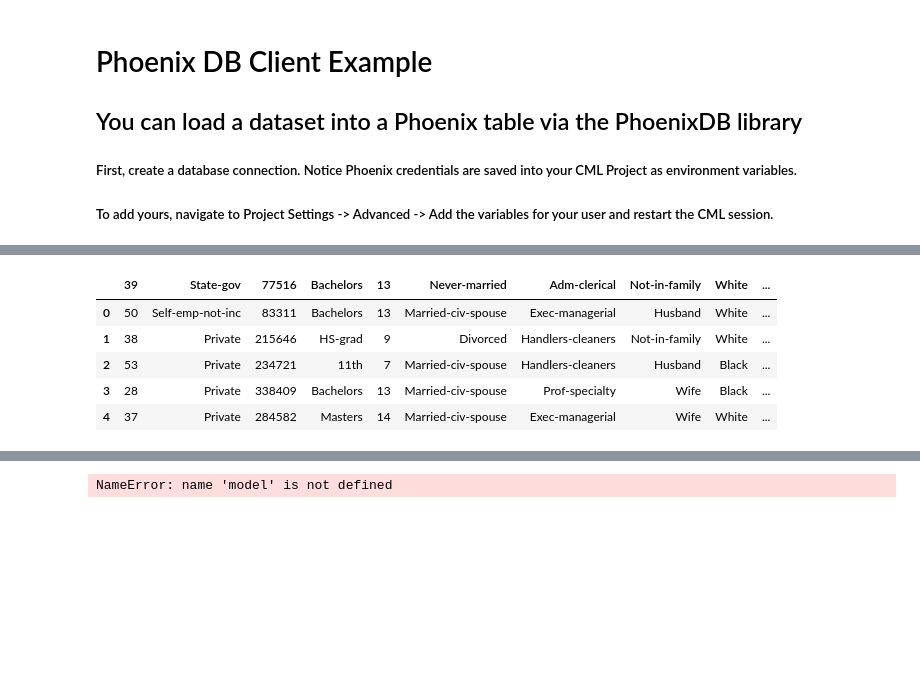
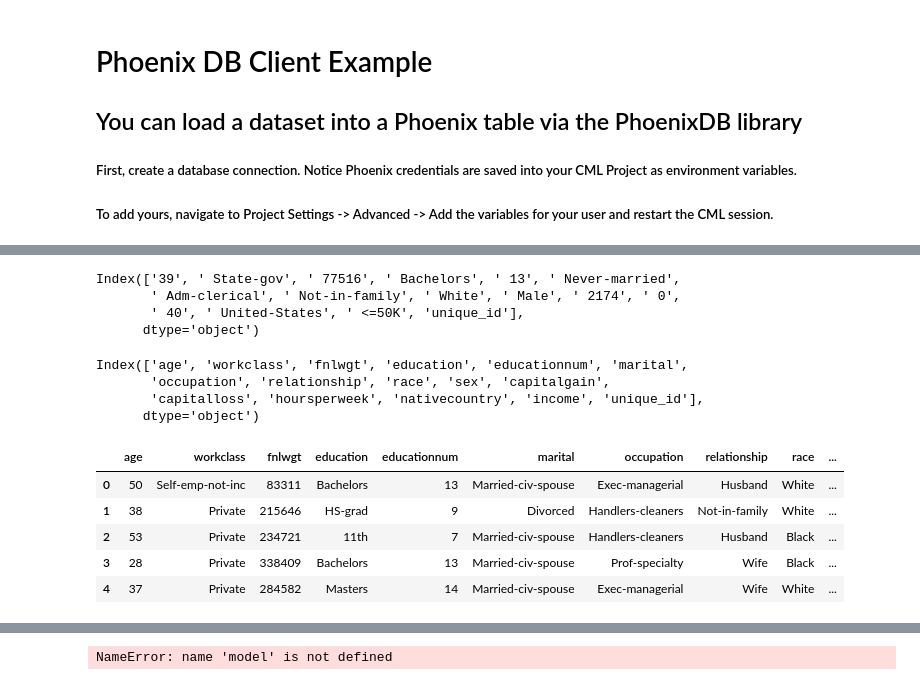
Before and after one commit to pdefusco/CML2COD, a Jupyter notebook: COD_Demo.ipynb, the cells around one changed output, grey strips where cells are left out. Drawn from its saved outputs; the diff is of its cells as text; code cells hidden in the pictures; blank space fills up the shorter version.

```diff
--- a/COD_Demo.ipynb
+++ b/COD_Demo.ipynb
@@ -110,13 +113,32 @@ def upsert_data(data, records=100):
             model.upsert_linkage(rows)
 
         print (f"Ingested {total_records} records")
-# %%
-pd.read_csv("adult.data").head()
-# %% [output]
-|  | 39 | State-gov | 77516 | Bachelors | 13 | Never-married | Adm-clerical | Not-in-family | White | ... |
-| 0 | 50 | Self-emp-not-inc | 83311 | Bachelors | 13 | Married-civ-spouse | Exec-managerial | Husband | White | ... |
-| 1 | 38 | Private | 215646 | HS-grad | 9 | Divorced | Handlers-cleaners | Not-in-family | White | ... |
-| 2 | 53 | Private | 234721 | 11th | 7 | Married-civ-spouse | Handlers-cleaners | Husband | Black | ... |
-| 3 | 28 | Private | 338409 | Bachelors | 13 | Married-civ-spouse | Prof-specialty | Wife | Black | ... |
-| 4 | 37 | Private | 284582 | Masters | 14 | Married-civ-spouse | Exec-managerial | Wife | White | ... |
+# %%
+df = pd.read_csv("adult.data")
+df["unique_id"] = df.index
+# %%
+df.columns
+# %% [output]
+Index(['39', ' State-gov', ' 77516', ' Bachelors', ' 13', ' Never-married',
+       ' Adm-clerical', ' Not-in-family', ' White', ' Male', ' 2174', ' 0',
+       ' 40', ' United-States', ' <=50K', 'unique_id'],
+      dtype='object')
+# %%
+df.columns = ["age", "workclass", "fnlwgt", "education", "educationnum", "marital", "occupation", "relationship", "race", "sex", "capitalgain", "capitalloss", "hoursperweek", "nativecountry", "income", "unique_id"]
+# %%
+df.columns
+# %% [output]
+Index(['age', 'workclass', 'fnlwgt', 'education', 'educationnum', 'marital',
+       'occupation', 'relationship', 'race', 'sex', 'capitalgain',
+       'capitalloss', 'hoursperweek', 'nativecountry', 'income', 'unique_id'],
+      dtype='object')
+# %%
+df.head()
+# %% [output]
+|  | age | workclass | fnlwgt | education | educationnum | marital | occupation | relationship | race | ... |
+| 0 | 50 | Self-emp-not-inc | 83311 | Bachelors | 13 | Married-civ-spouse | Exec-managerial | Husband | White | ... |
+| 1 | 38 | Private | 215646 | HS-grad | 9 | Divorced | Handlers-cleaners | Not-in-family | White | ... |
+| 2 | 53 | Private | 234721 | 11th | 7 | Married-civ-spouse | Handlers-cleaners | Husband | Black | ... |
+| 3 | 28 | Private | 338409 | Bachelors | 13 | Married-civ-spouse | Prof-specialty | Wife | Black | ... |
+| 4 | 37 | Private | 284582 | Masters | 14 | Married-civ-spouse | Exec-managerial | Wife | White | ... |
 # %%
```
Also changed, not shown: parts of 6 cells of this notebook.
